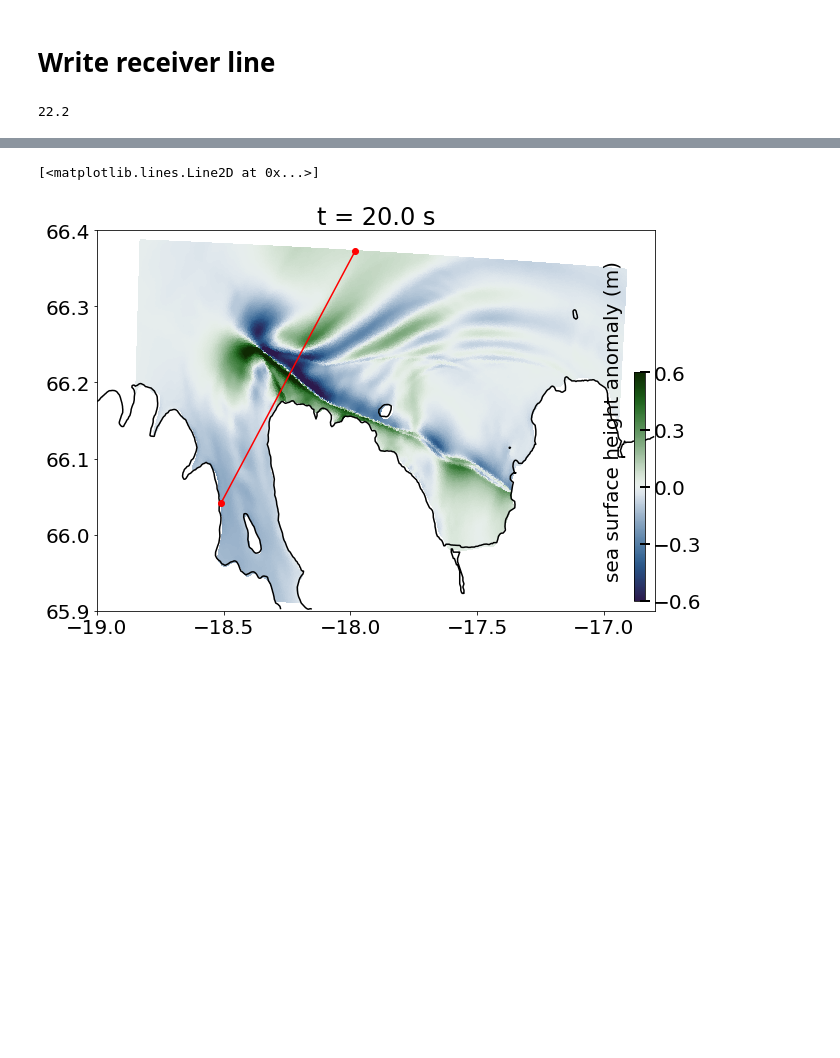
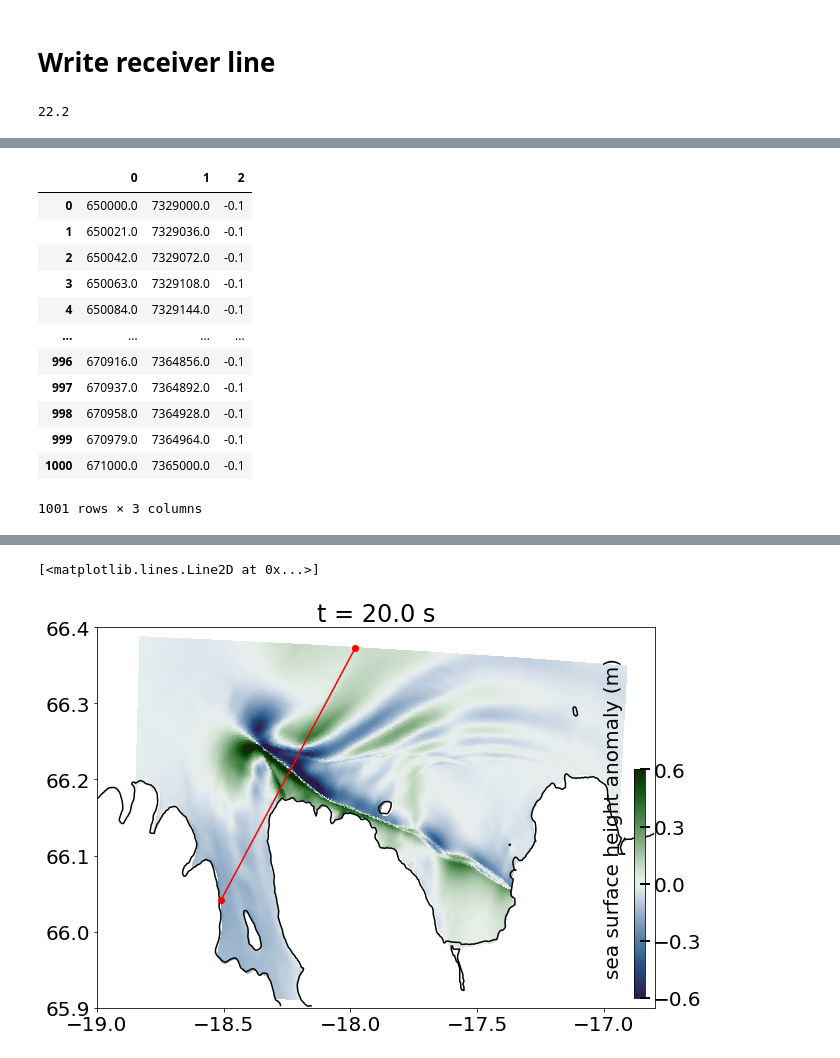
Before and after one commit to fabian-kutschera/Scripts4Processing, a Jupyter notebook: post_plotting/cross-section_from_seissolxdmf.ipynb, the cells around one changed output, grey strips where cells are left out. Cells and saved outputs as stored; diff of their text form; code cells hidden in the pictures; blank space fills up the shorter version.

```diff
--- a/post_plotting/cross-section_from_seissolxdmf.ipynb
+++ b/post_plotting/cross-section_from_seissolxdmf.ipynb
@@ -159,0 +192,16 @@ receiver_line = pd.DataFrame(np.column_stack([x_range, y_range, z_range]))
+# %%
+receiver_line2
+# %% [output]
+|  | 0 | 1 | 2 |
+| 0 | 650000.0 | 7329000.0 | -0.1 |
+| 1 | 650021.0 | 7329036.0 | -0.1 |
+| 2 | 650042.0 | 7329072.0 | -0.1 |
+| 3 | 650063.0 | 7329108.0 | -0.1 |
+| 4 | 650084.0 | 7329144.0 | -0.1 |
+| ... | ... | ... | ... |
+| 996 | 670916.0 | 7364856.0 | -0.1 |
+| 997 | 670937.0 | 7364892.0 | -0.1 |
+| 998 | 670958.0 | 7364928.0 | -0.1 |
+| 999 | 670979.0 | 7364964.0 | -0.1 |
+| 1000 | 671000.0 | 7365000.0 | -0.1 |
+1001 rows × 3 columns
```
Also changed, not shown: parts of 9 cells of this notebook, 5 other files.
